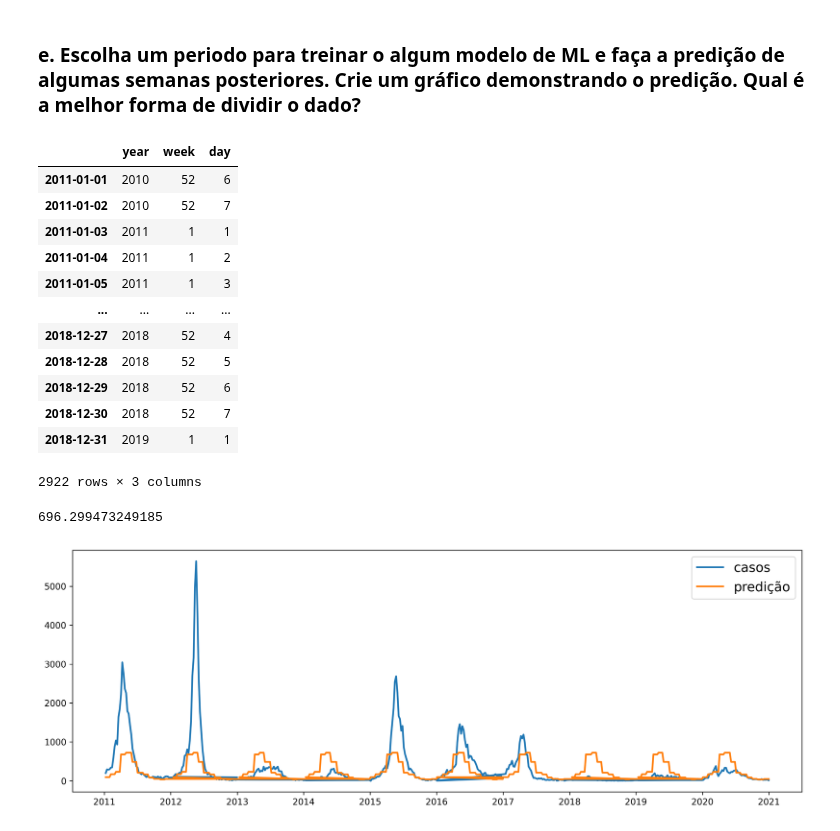
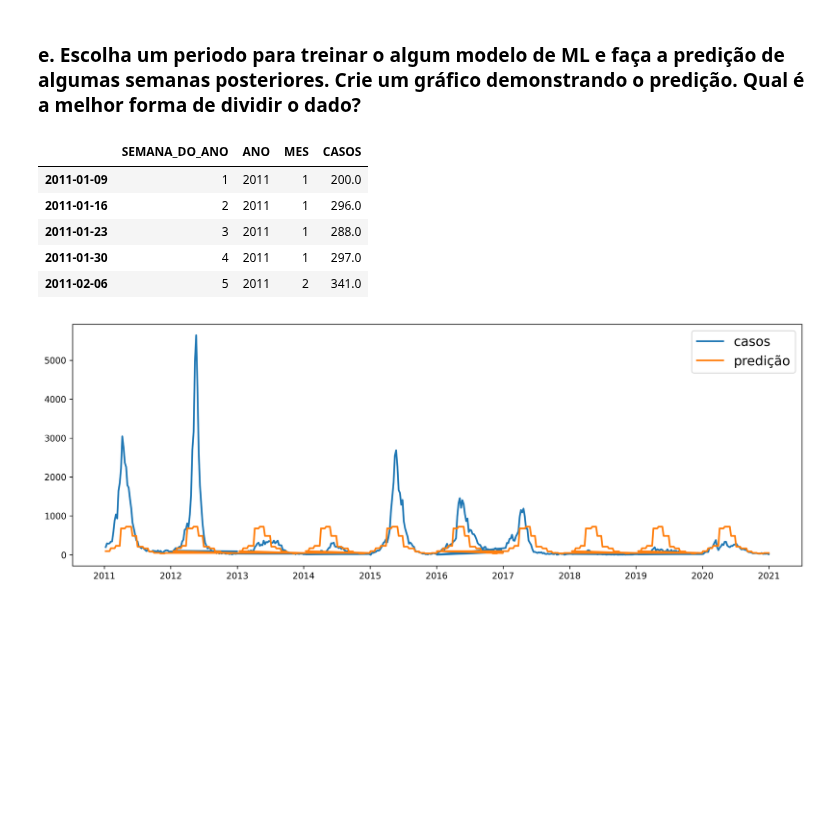
Before and after one commit to clairtonluz/MBA-em-ciencia-de-dados, a Jupyter notebook: Previsão de Series Temporais/exercicios/EXERCICIO_2.ipynb, the cells around one changed output. Saved outputs shown, nothing was run; the diff lists cells and outputs as text; code cells hidden in the pictures; blank space fills up the shorter version.

```diff
--- a/Previsão de Series Temporais/exercicios/EXERCICIO_2.ipynb
+++ b/Previsão de Series Temporais/exercicios/EXERCICIO_2.ipynb
@@ -162,33 +162,21 @@ is_normal(Fortaleza)
 # %% [markdown]
 ### e. Escolha um periodo para treinar o algum modelo de ML e faça a predição de algumas semanas posteriores. Crie um gráfico demonstrando o predição. Qual é a melhor forma de dividir o dado?
 # %%
+df=pd.DataFrame(Fortaleza)
+df['SEMANA_DO_ANO']=df.index.isocalendar().week
+df['ANO']=df.index.year
+df['MES']=df.index.month
+df['CASOS']=df[0]
+df.drop(0,axis=1,inplace=True)
 
-# crie a data 2011-01-01 e associe a variavel teste
-teste = pd.date_range(start='2011-01-01',end='2018-12-31',freq='D')
-teste.isocalendar()
-
-# df=pd.DataFrame(Fortaleza)
-# df['SEMANA_DO_ANO']=df.index.isocalendar().week
-# df['ANO']=df.index.year
-# df['MES']=df.index.month
-# df['CASOS']=df[0]
-# df.drop(0,axis=1,inplace=True)
-
-# df.head()
+df.head()
 # %% [output]
-|  | year | week | day |
-| 2011-01-01 | 2010 | 52 | 6 |
-| 2011-01-02 | 2010 | 52 | 7 |
-| 2011-01-03 | 2011 | 1 | 1 |
-| 2011-01-04 | 2011 | 1 | 2 |
-| 2011-01-05 | 2011 | 1 | 3 |
-| ... | ... | ... | ... |
-| 2018-12-27 | 2018 | 52 | 4 |
-| 2018-12-28 | 2018 | 52 | 5 |
-| 2018-12-29 | 2018 | 52 | 6 |
-| 2018-12-30 | 2018 | 52 | 7 |
-| 2018-12-31 | 2019 | 1 | 1 |
+|  | SEMANA_DO_ANO | ANO | MES | CASOS |
+| 2011-01-09 | 1 | 2011 | 1 | 200.0 |
+| 2011-01-16 | 2 | 2011 | 1 | 296.0 |
+| 2011-01-23 | 3 | 2011 | 1 | 288.0 |
+| 2011-01-30 | 4 | 2011 | 1 | 297.0 |
+| 2011-02-06 | 5 | 2011 | 2 | 341.0 |
-2922 rows × 3 columns
 # %%
 from xgboost import XGBRegressor
 from sklearn.model_selection import train_test_split
@@ -201,8 +189,6 @@ x_train,x_test,y_train,y_test=train_test_split(X,Y,test_size=0.3,random_state=42
 model=XGBRegressor()
 model.fit(x_train,y_train)
 df['PREDICAO']=model.predict(df[['MES']].values)
-# %% [output]
-696.299473249185
 # %%
 plt.figure(dpi=300,figsize=(15,5))
 plt.plot(df['CASOS'],label='casos',lw=2)
```
Also changed, not shown: parts of 6 cells of this notebook.
